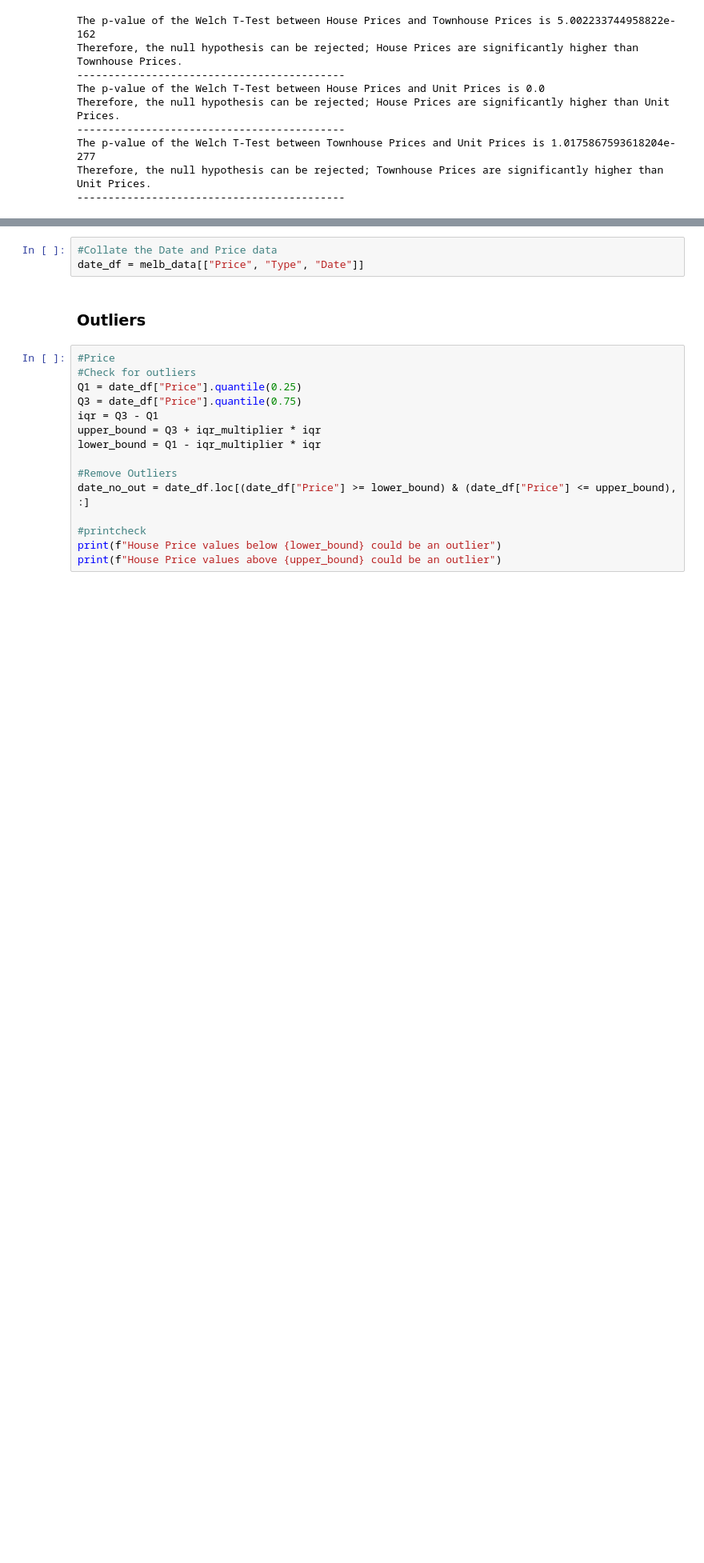
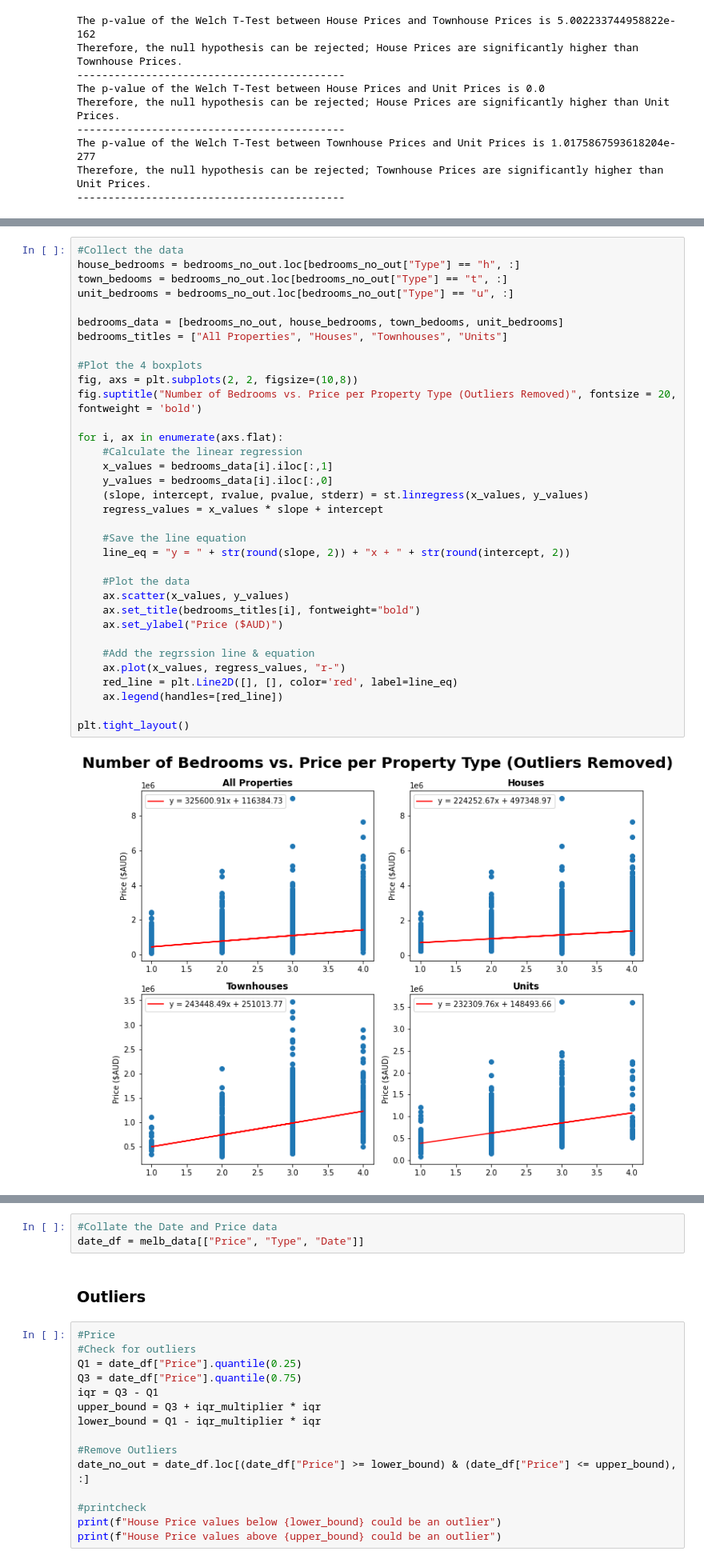
Before and after one commit to Kopixx/Project-1, a Jupyter notebook: Q1_data_exploration.ipynb, the cells around one changed output, grey strips where cells are left out. Shown: that part at 80% size. Drawn from its saved outputs; the diff is of its cells as text; blank space fills up the shorter version.

```diff
--- a/Q1_data_exploration.ipynb
+++ b/Q1_data_exploration.ipynb
@@ -544,0 +701,36 @@ Therefore, the null hypothesis can be rejected; Townhouse Prices are significant
+# %%
+#Collect the data
+house_bedrooms = bedrooms_no_out.loc[bedrooms_no_out["Type"] == "h", :]
+town_bedooms = bedrooms_no_out.loc[bedrooms_no_out["Type"] == "t", :]
+unit_bedrooms = bedrooms_no_out.loc[bedrooms_no_out["Type"] == "u", :]
+
+bedrooms_data = [bedrooms_no_out, house_bedrooms, town_bedooms, unit_bedrooms]
+bedrooms_titles = ["All Properties", "Houses", "Townhouses", "Units"]
+
+#Plot the 4 boxplots
+fig, axs = plt.subplots(2, 2, figsize=(10,8))
+fig.suptitle("Number of Bedrooms vs. Price per Property Type (Outliers Removed)", fontsize = 20, fontweight = 'bold')
+
+for i, ax in enumerate(axs.flat):
+    #Calculate the linear regression
+    x_values = bedrooms_data[i].iloc[:,1]
+    y_values = bedrooms_data[i].iloc[:,0]
+    (slope, intercept, rvalue, pvalue, stderr) = st.linregress(x_values, y_values)
+    regress_values = x_values * slope + intercept
+
+    #Save the line equation
+    line_eq = "y = " + str(round(slope, 2)) + "x + " + str(round(intercept, 2))
+
+    #Plot the data
+    ax.scatter(x_values, y_values)
+    ax.set_title(bedrooms_titles[i], fontweight="bold")
+    ax.set_ylabel("Price ($AUD)")
+
+    #Add the regrssion line & equation
+    ax.plot(x_values, regress_values, "r-")
+    red_line = plt.Line2D([], [], color='red', label=line_eq)
+    ax.legend(handles=[red_line])
+
+plt.tight_layout()
+# %% [output]
+[figure, added]
```
Also changed, not shown: parts of 49 cells of this notebook.
